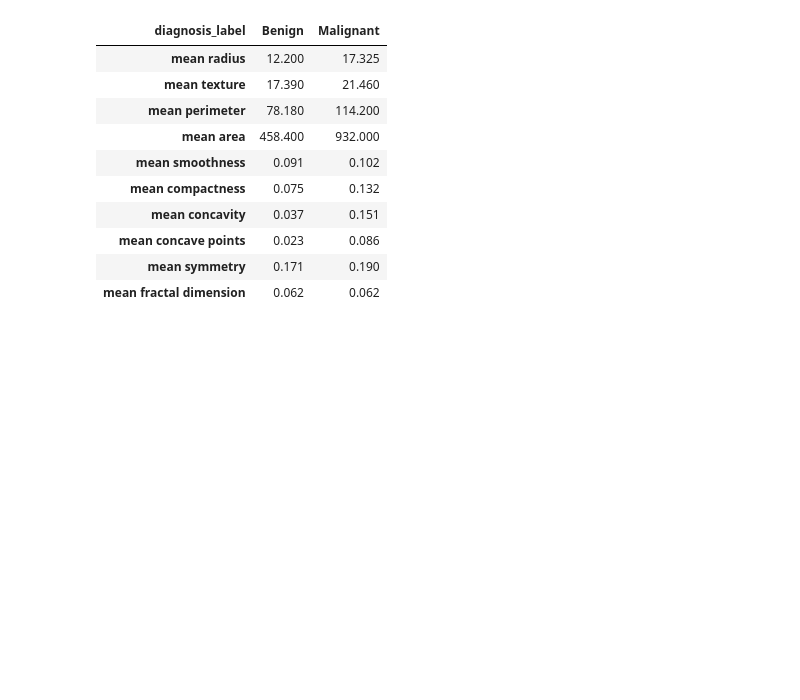
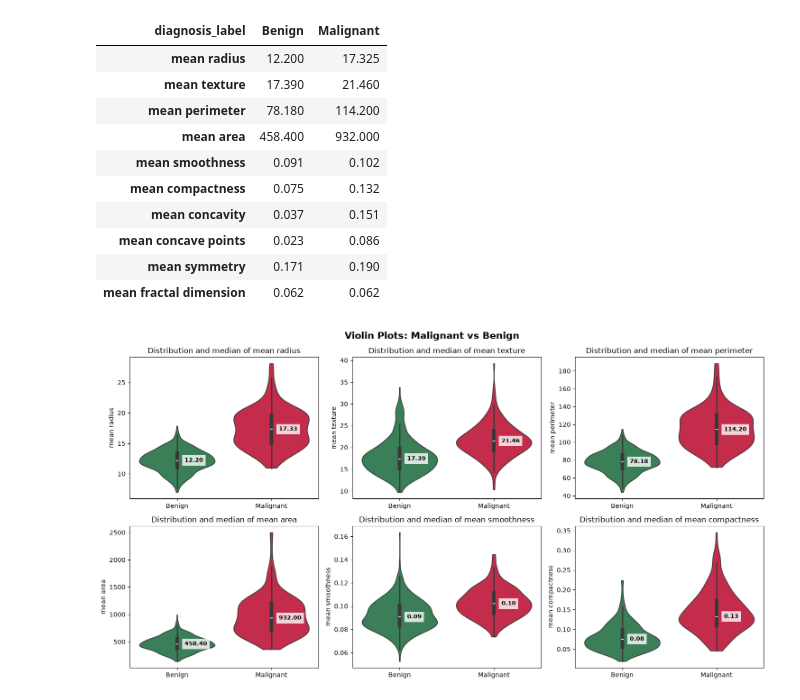
Before and after one commit to ItsUgesh/data-visualization, a Jupyter notebook: lesson-3.ipynb, the cells around one changed output. Cells and saved outputs as stored; diff of their text form; code cells hidden in the pictures; blank space fills up the shorter version.

Commit message:
Add violin plots comparing feature distributions by diagnosis
- Created violin plots for six mean features (radius, texture, perimeter, area, smoothness, compactness)
- Split distributions by diagnosis (Malignant vs Benign)
- Overlaid inner boxplots and annotated median values
- Set explicit category order and hue to avoid seaborn FutureWarning

```diff
--- a/lesson-3.ipynb
+++ b/lesson-3.ipynb
@@ -93,3 +93,29 @@ df.groupby('diagnosis_label')[data.feature_names[:10]].median().T.round(3)
 | mean concave points | 0.023 | 0.086 |
 | mean symmetry | 0.171 | 0.190 |
 | mean fractal dimension | 0.062 | 0.062 |
+# %%
+features = ['mean radius', 'mean texture', 'mean perimeter', 'mean area',
+            'mean smoothness', 'mean compactness']
+order = ['Benign', 'Malignant']
+palette = {'Malignant': 'crimson', 'Benign': 'seagreen'}
+
+fig, axes = plt.subplots(2, 3, figsize=(15, 8))
+for ax, col in zip(axes.flatten(), features):
+    sns.violinplot(data=df, x='diagnosis_label', y=col, hue='diagnosis_label',
+                   order=order, palette=palette, legend=False,
+                   inner='box', cut=0, ax=ax)
+
+    # annotate the median value for each group
+    medians = df.groupby('diagnosis_label')[col].median()
+    for i, label in enumerate(order):
+        ax.text(i + 0.08, medians[label], f'{medians[label]:.2f}',
+                ha='left', va='center', fontweight='bold', fontsize=9,
+                bbox=dict(facecolor='white', alpha=0.8, edgecolor='none'))
+    ax.set_title(f'Distribution and median of {col}')
+    ax.set_xlabel('')
+
+plt.suptitle('Violin Plots: Malignant vs Benign', fontsize=15, fontweight='bold')
+plt.tight_layout()
+plt.show()
+# %% [output]
+[figure, added]
```
